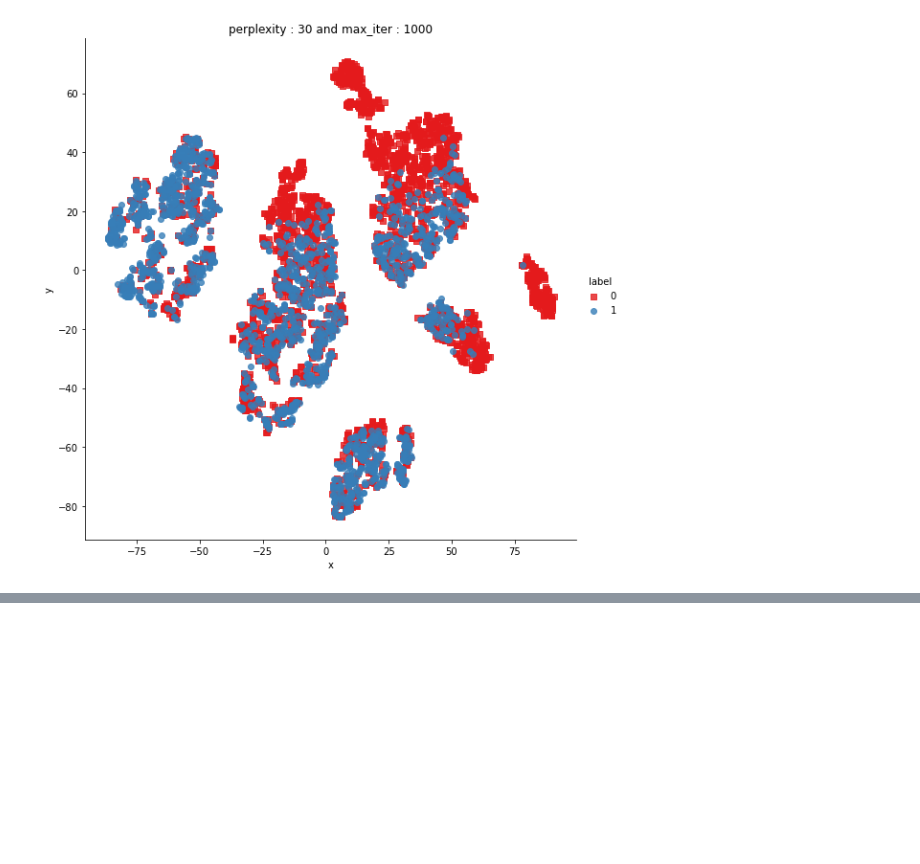
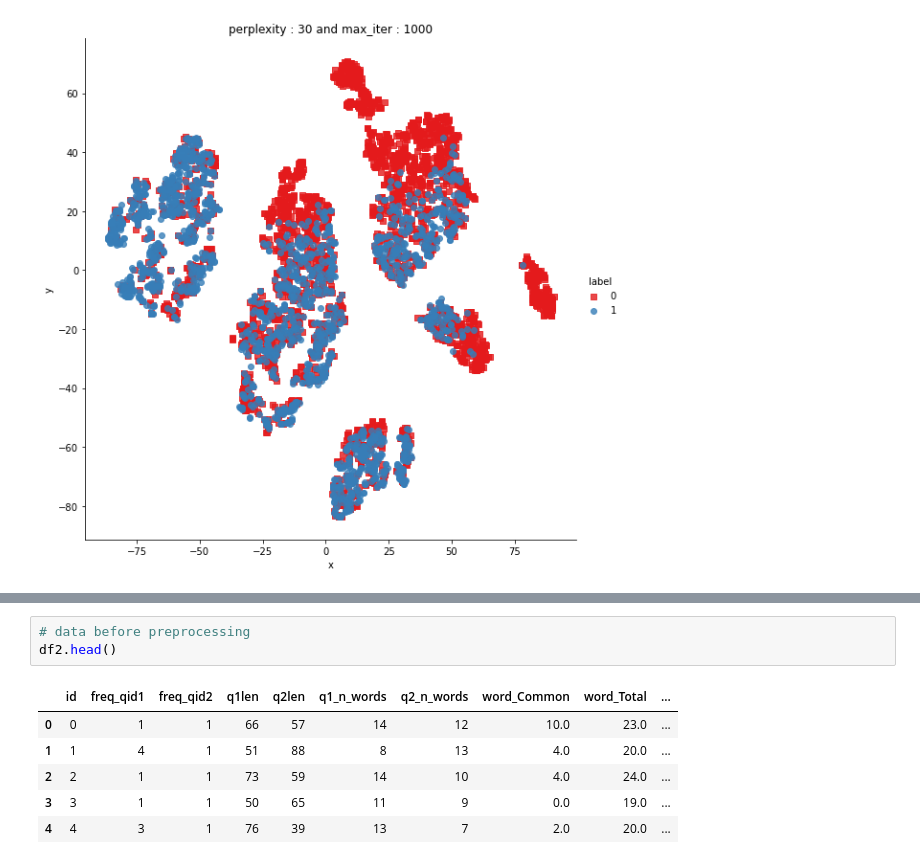
Before and after one commit to vennela28/Quora_question_Pair_Similarity, a Jupyter notebook: Quora question Pair Similarity.ipynb, the cells around one changed output, grey strips where cells are left out. Drawn from its saved outputs; the diff is of its cells as text; blank space fills up the shorter version.

```diff
--- a/Quora question Pair Similarity.ipynb
+++ b/Quora question Pair Similarity.ipynb
@@ -720,0 +840,10 @@ py.iplot(fig, filename='3DBubble')
+# %%
+# data before preprocessing
+df2.head()
+# %% [output]
+|  | id | freq_qid1 | freq_qid2 | q1len | q2len | q1_n_words | q2_n_words | word_Common | word_Total | ... |
+| 0 | 0 | 1 | 1 | 66 | 57 | 14 | 12 | 10.0 | 23.0 | ... |
+| 1 | 1 | 4 | 1 | 51 | 88 | 8 | 13 | 4.0 | 20.0 | ... |
+| 2 | 2 | 1 | 1 | 73 | 59 | 14 | 10 | 4.0 | 24.0 | ... |
+| 3 | 3 | 1 | 1 | 50 | 65 | 11 | 9 | 0.0 | 19.0 | ... |
+| 4 | 4 | 3 | 1 | 76 | 39 | 13 | 7 | 2.0 | 20.0 | ... |
```
Also changed, not shown: parts of 19 cells of this notebook.
